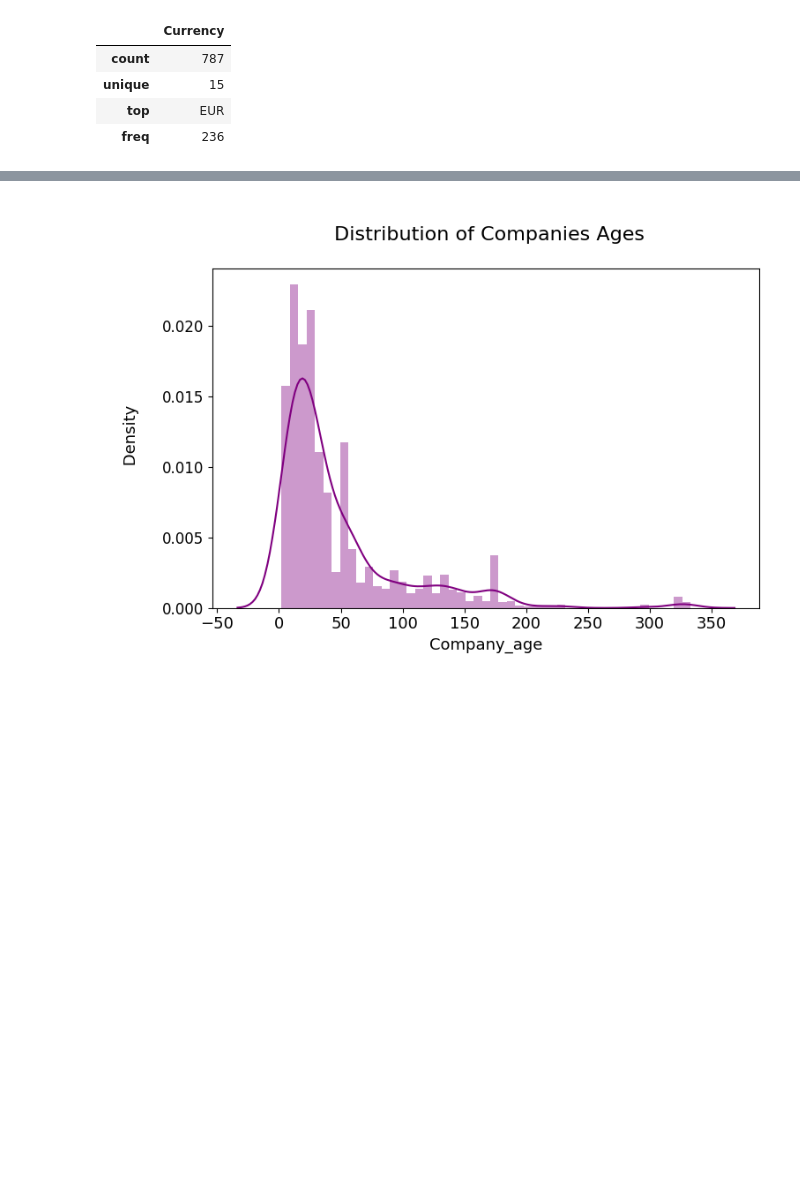
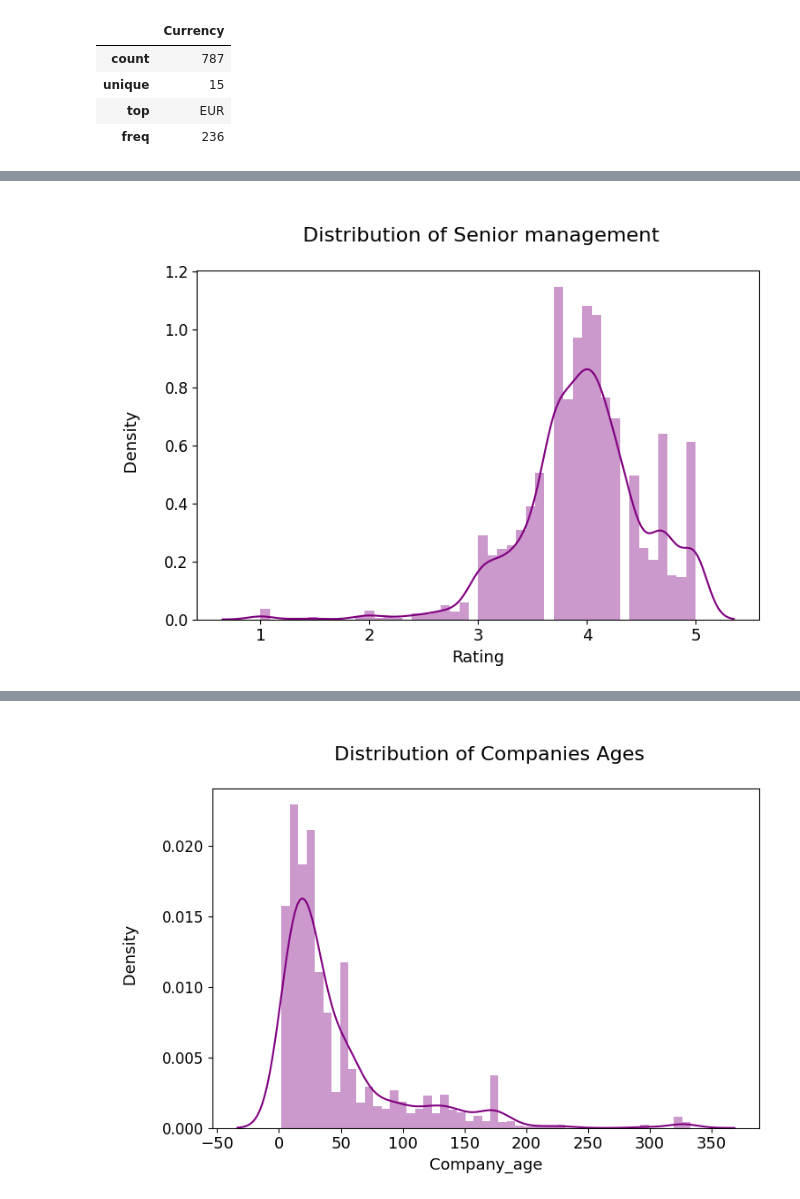
Before and after one commit to Luk-kar/DS_salaries_project, a Jupyter notebook: _003_eda.ipynb, the cells around one changed output, grey strips where cells are left out. Saved outputs shown, nothing was run; the diff lists cells and outputs as text; code cells hidden in the pictures; blank space fills up the shorter version.

```diff
--- a/_003_eda.ipynb
+++ b/_003_eda.ipynb
@@ -489,0 +537,4 @@ data['Company_info'].describe(include=object)
+# %%
+show_distribution(data['Company_info']['Senior_management'], "Senior management")
+# %% [output]
+[figure, added]
```
Also changed, not shown: parts of 25 cells of this notebook, 2 other files.
